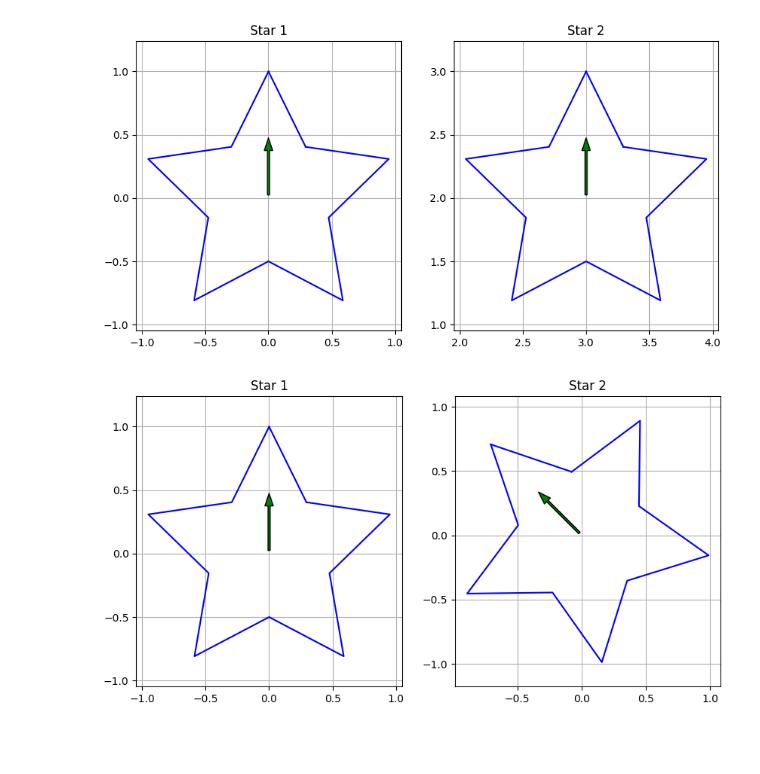
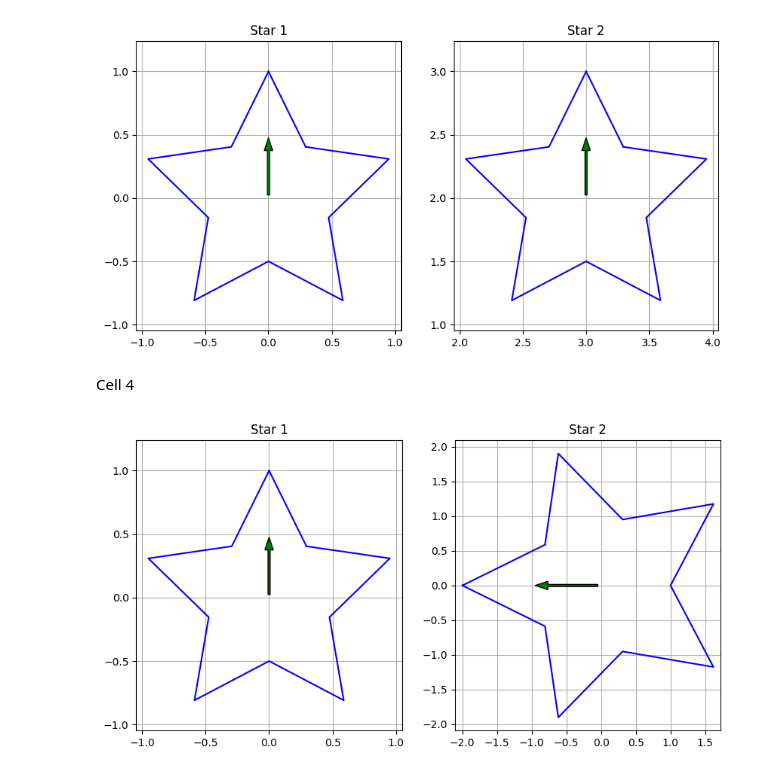
Before and after one commit to lia-ang/BME3053C-Spring-2025, a Jupyter notebook: lessons-solved/homework/HW5_ALiang.ipynb, the cells around one changed output. Saved outputs shown, nothing was run; the diff lists cells and outputs as text; code cells hidden in the pictures; blank space fills up the shorter version.

```diff
--- a/lessons-solved/homework/HW5_ALiang.ipynb
+++ b/lessons-solved/homework/HW5_ALiang.ipynb
@@ -97,15 +105,18 @@ translated_star = translate_star(original_star, [3,2])
 plot_stars([original_star, translated_star], global_view=False)
 # %% [output]
 [figure]
+# %% [markdown]
+Cell 4
 # %%
-def rotate_star(original_star, rotation_degrees):
+def transform_star(original_star, rotation_degrees, star_scaling):
   rotation=rotate(rotation_degrees)
-  rotated_star=(rotation @ original_star.T).T
-  return rotated_star
+  scaled_star = scale(star_scaling[0],star_scaling[1])
+  transformed_star =(rotation @ scaled_star @ original_star.T).T
+  return transformed_star
 
 original_star = generate_star(center=(0,0), homogeneous=True)
-rotated_star = rotate_star(original_star, 45)
+transformed_star = transform_star(original_star, 90, [2,2])
 
-plot_stars([original_star, rotated_star], global_view=False)
+plot_stars([original_star, transformed_star], global_view=False)
 # %% [output]
-[figure, old version]
+[figure, new version]
```
Also changed, not shown: parts of 9 cells of this notebook.
